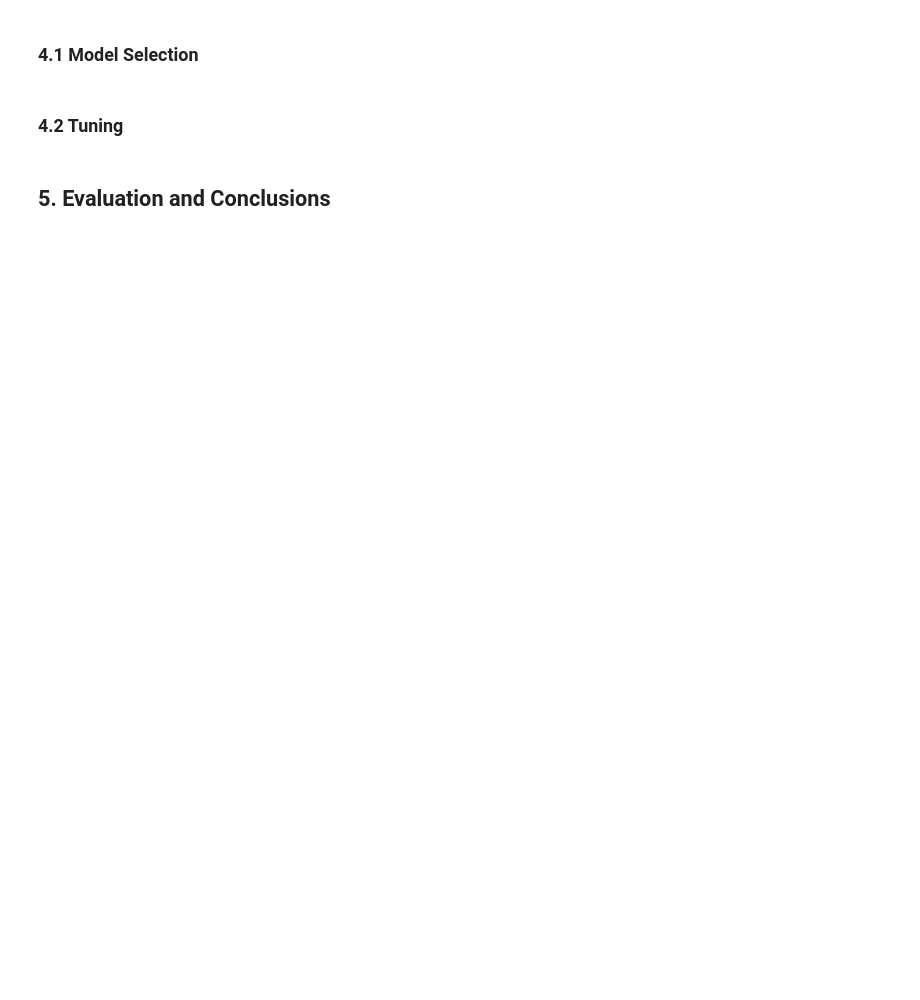
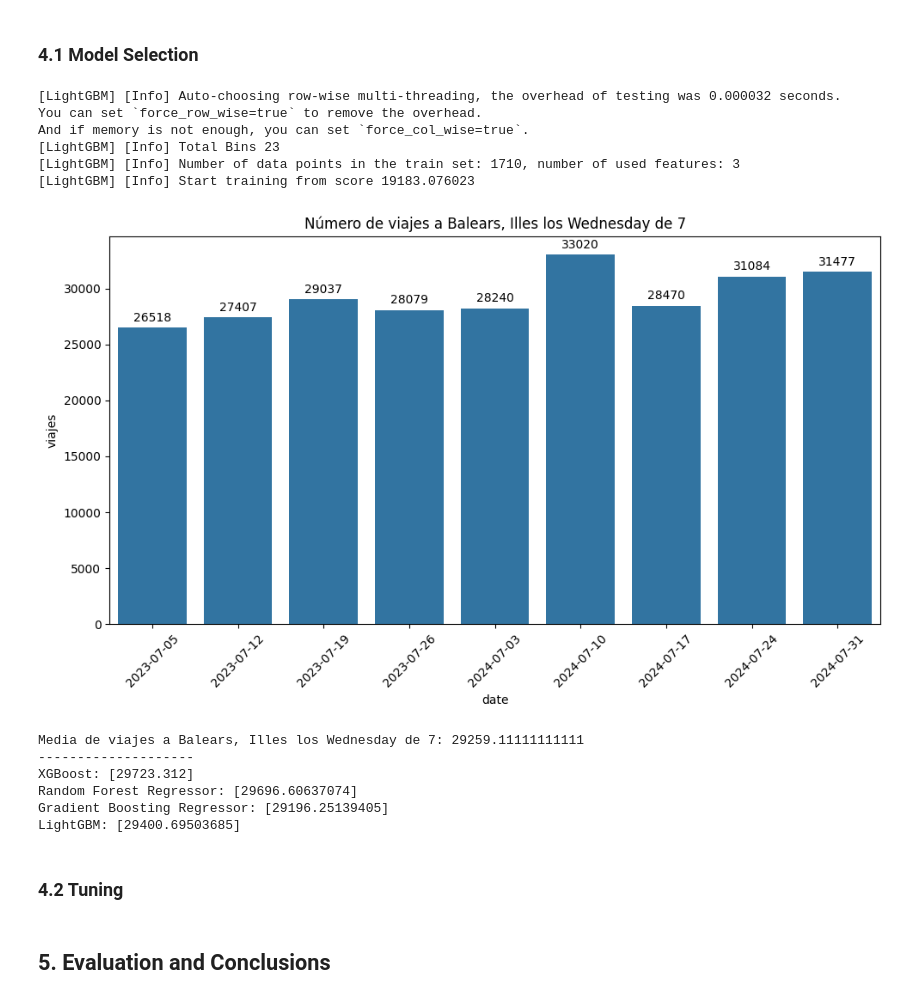
Before and after one commit to pdpau/DataNomads, a Jupyter notebook: code/main_notebook.ipynb, the cells around one changed output. Drawn from its saved outputs; the diff is of its cells as text; code cells hidden in the pictures; blank space fills up the shorter version.

Commit message:
features + models + start tuning

```diff
--- a/code/main_notebook.ipynb
+++ b/code/main_notebook.ipynb
@@ -124,22 +174,68 @@ y_pred_rfr = rfr.predict(X_test)
 gbr = GradientBoostingRegressor()
 gbr.fit(X_train, y_train)
 y_pred_gbr = gbr.predict(X_test)
+# %%
+# LIGHTGBM
+lgbmr = LGBMRegressor()
+lgbmr.fit(X_train, y_train)
+y_pred_lgbmr = lgbmr.predict(X_test)
+# %% [output]
+[LightGBM] [Info] Auto-choosing row-wise multi-threading, the overhead of testing was 0.000032 seconds.
+You can set `force_row_wise=true` to remove the overhead.
+And if memory is not enough, you can set `force_col_wise=true`.
+[LightGBM] [Info] Total Bins 23
+[LightGBM] [Info] Number of data points in the train set: 1710, number of used features: 3
+[LightGBM] [Info] Start training from score 19183.076023
 # %%
 # Predicción de datos fake
-fake_data = pd.DataFrame({'provincia_destino_name': ['Balears, Illes'], 'day_of_week': ['Friday'], 'month': [1]})
+isla = 'Balears, Illes'
+dia = 'Wednesday'
+mes = 7
+
+fake_data = pd.DataFrame({'provincia_destino_name': [isla], 'day_of_week': [dia], 'month': [mes]})
 
 fake_data['day_of_week'] = le_day_of_week.transform(fake_data['day_of_week'])
 fake_data['provincia_destino_name'] = le_provincia_destino_name.transform(fake_data['provincia_destino_name'])
 
-fake_data
-
-y_pred_xgb_fake = xgb.predict(fake_data)
-y_pred_rfr_fake = rfr.predict(fake_data)
-y_pred_gbr_fake = gbr.predict(fake_data)
-
-print(f"XGBoost: {y_pred_xgb_fake}")
-print(f"Random Forest Regressor: {y_pred_rfr_fake}")
-print(f"Gradient Boosting Regressor: {y_pred_gbr_fake}")
+#fake_data
+# %%
+u = total_llegadas_islas.copy()
+
+# --- Visualización datos reales ---
+plt.figure(figsize=(10, 6))
+ax = sns.barplot(data=u[(u["day_of_week"] == dia) & (u["month"] == mes) & (u["provincia_destino_name"] == isla)], x="date", y="viajes")
+
+for i in ax.containers:
+    ax.bar_label(i, padding=3)
+
+plt.title(f"Número de viajes a {isla} los {dia} de {mes}")
+plt.xticks(rotation=45)
+plt.tight_layout()
+plt.show()
+
+# Media de viajes
+media_viajes = u[(u["day_of_week"] == dia) & (u["month"] == mes) & (u["provincia_destino_name"] == isla)]['viajes'].mean()
+print(f"Media de viajes a {isla} los {dia} de {mes}: {media_viajes}")
+
+# --- Predicción de datos fake ---
+y_pred_xgb_fake = xgb.predict(fake_data)
+y_pred_rfr_fake = rfr.predict(fake_data)
+y_pred_gbr_fake = gbr.predict(fake_data)
+y_pred_lgbmr_fake = lgbmr.predict(fake_data)
+
+print("--------------------")
+print(f"XGBoost: {y_pred_xgb_fake}")
+print(f"Random Forest Regressor: {y_pred_rfr_fake}")
+print(f"Gradient Boosting Regressor: {y_pred_gbr_fake}")
+print(f"LightGBM: {y_pred_lgbmr_fake}")
+# %% [output]
+[figure, added]
+Media de viajes a Balears, Illes los Wednesday de 7: 29259.11111111111
+--------------------
+XGBoost: [29723.312]
+Random Forest Regressor: [29696.60637074]
+Gradient Boosting Regressor: [29196.25139405]
+LightGBM: [29400.69503685]
 # %% [markdown]
 ### 4.2 Tuning
 # %%
```
Also changed, not shown: parts of 16 cells of this notebook, 1 other file.
